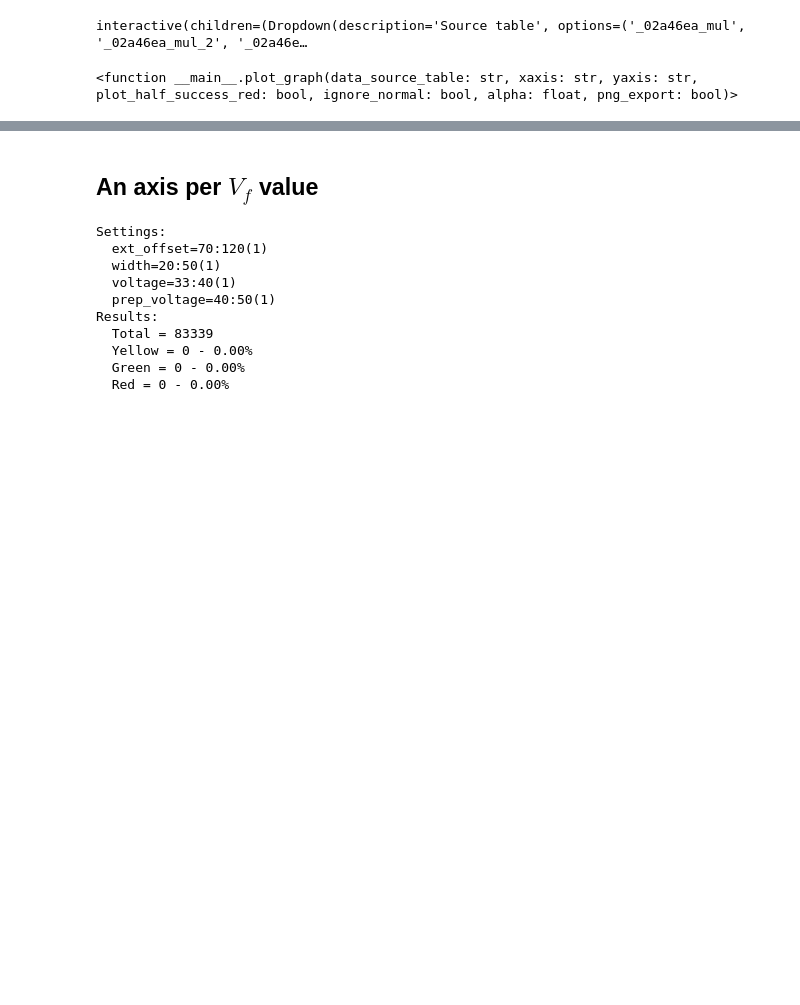
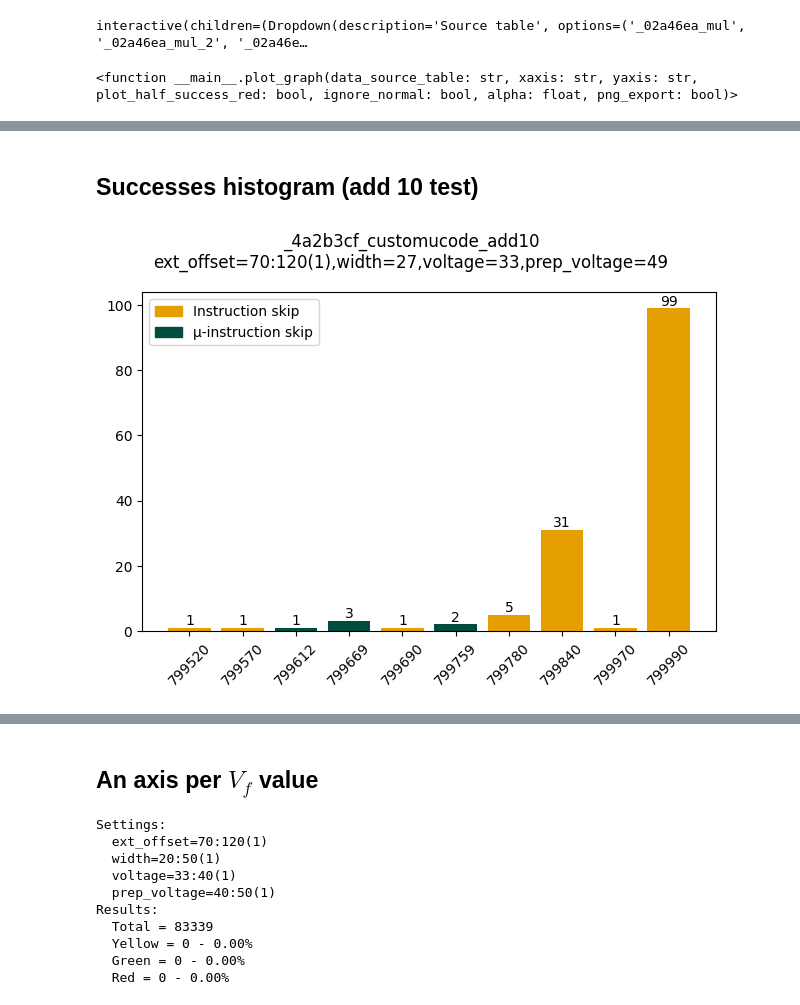
Before and after one commit to ceres-c/VU-Thesis, a Jupyter notebook: notebooks/plot_from_db.ipynb, the cells around one changed output, grey strips where cells are left out. Saved outputs shown, nothing was run; the diff lists cells and outputs as text; code cells hidden in the pictures; blank space fills up the shorter version.

```diff
--- a/notebooks/plot_from_db.ipynb
+++ b/notebooks/plot_from_db.ipynb
@@ -181,0 +269,68 @@ Exporting to _03168d2_reg_hist.png...
+# %% [markdown]
+## Successes histogram (add 10 test)
+# %%
+def plot_hist(data_source_table: str, png_export: bool):
+	settings, extra_descr = get_settings(data_source_table)
+	fig = plt.figure(layout="tight")
+	ax = fig.add_subplot()
+	if not png_export:
+		fig.suptitle(f'{data_source_table}\n{settings}')
+	ax.xaxis.get_major_locator().set_params(integer=True)
+	ax.yaxis.get_major_locator().set_params(integer=True)
+
+	c.execute(f'SELECT * FROM {data_source_table}')
+	# c.execute(f'SELECT * FROM {data_source_table} WHERE result == ?', (GlitchResult.SUCCESS.name,))
+	columns = [ele for (ele, *_) in c.description]
+	rows = c.fetchall()
+	if 'summation' not in columns:
+		print('No summation column found, run this on cmp tests')
+		return
+
+	success_values = []
+	for row in rows:
+		row_dict = dict(zip(columns, row))
+		if row_dict['result'] == GlitchResult.SUCCESS.name:
+			if 700000 < row_dict['summation'] < 800000: # Cut off the outliers
+				success_values.append(row_dict['summation'])
+
+	# Bin data
+	binned_successes = {i:success_values.count(i) for i in success_values}
+	binned_successes_keys = sorted(binned_successes.keys())
+	x_ticks = []	# The accumulated value
+	pos = []		# Position of the bar on the x-axis
+	vals = []		# The height of the bar
+	colors = []		# The color of the bar
+	for i, key in enumerate(binned_successes_keys):
+		item = binned_successes[key]
+		x_ticks.append(key)
+		pos.append(i)
+		vals.append(item)
+		colors.append('#E69F00' if key % 10 == 0 else '#004D40')
+	plt.bar(pos, vals, color=colors)
+
+	# # Add expected value
+	# ax.axvline(x=len(pos), color='#D81B60', label='expected value', linewidth=4)
+	# pos.append(len(pos))
+	# x_ticks.append(800000)
+
+	ax.set_xticks(pos)							# Set a ticks at each bar
+	ax.set_xticklabels(x_ticks, rotation=45)	# Set the tick labels with the actual values
+	ax.bar_label(ax.containers[0])				# Add the count to the bars
+
+	# Add legend
+	handles = [Rectangle((0,0),1,1,color='#E69F00'), Rectangle((0,0),1,1,color='#004D40')]
+	# handles = [Rectangle((0,0),1,1,color='#E69F00'), Rectangle((0,0),1,1,color='#004D40'), Rectangle((0,0),1,1,color='#D81B60')]
+	labels= ['Instruction skip', 'μ-instruction skip']
+	# labels= ['Instruction skip', 'μ-instruction skip', 'Expected value']
+	plt.legend(handles, labels)
+
+	if png_export:
+		png_filename = f'{data_source_table}_hist.png'
+		print(f'Exporting to {png_filename}...')
+		plt.savefig(png_filename, format='png', bbox_inches='tight', transparent=True, dpi=300)
+	else:
+		plt.show()
+
+plot_hist('_4a2b3cf_customucode_add10', True)
+# %% [output]
+[figure, added]
```
Also changed, not shown: parts of 8 cells of this notebook, 3 other files.
